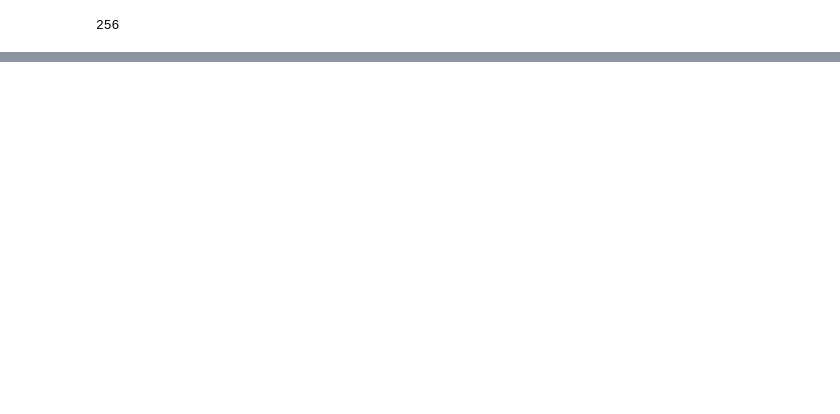
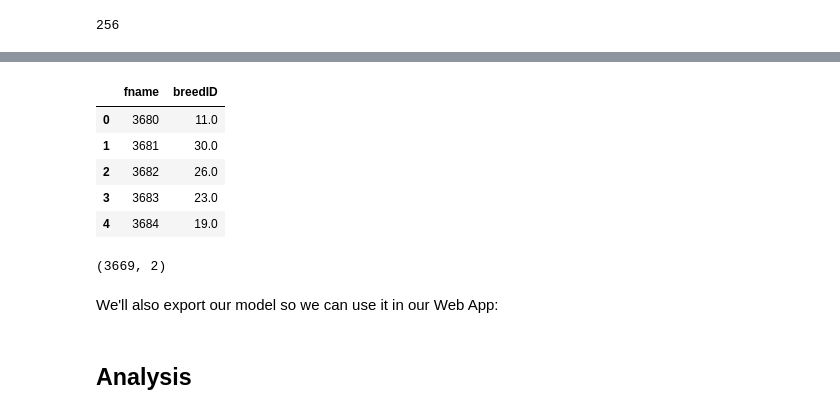
Before and after one commit to TanveerMittal/DS3_Datathon_2019, a Jupyter notebook: modeling/01_multiclass_waydegg.ipynb, the cells around one changed output, grey strips where cells are left out. Cells and saved outputs as stored; diff of their text form; code cells hidden in the pictures; blank space fills up the shorter version.

```diff
--- a/modeling/01_multiclass_waydegg.ipynb
+++ b/modeling/01_multiclass_waydegg.ipynb
@@ -189,0 +296,14 @@ learn.save(f"{prefix}second")
+# %%
+# Create infrence learner
+learn = cnn_learner(data, models.resnet50, metrics=(error_rate,accuracy))
+learn.path = PATH
+os.system(f"mv {TRAIN}/models {PATH}")
+os.system(f"mv {LARGE}/models {PATH}")
+
+# Load best model
+learn.load(f"{prefix}second");
+# %%
+# Create Submission Dataframe
+samp_data = {'fname':[], 'breedID':[]}
+sub_df = pd.DataFrame(samp_data)
+sub_df
@@ -189,0 +312,22 @@ learn.save(f"{prefix}second")
+# %%
+%%time
+count = 0
+dataset = TEST
+
+for image in os.listdir(TEST):
+    # File names
+    fname = image[:-4]
+
+    # breed_id predictions
+    img = open_image(str(TEST/image))
+    breed_pred = learn.predict(img)[0]
+    temp_df = train_df.loc[train_df['breed_name'] == f"{breed_pred}"]
+    id_pred = temp_df.values[0][0]
+
+    temp_data = {'fname':[fname], 'breedID':[id_pred]}
+    temp_sub_df = pd.DataFrame(samp_data)
+    sub_df.loc[count] = [fname, id_pred]
+
+    if count%250 == 0:
+        print(f"{count} of {len(os.listdir(TEST))} done.")
+    count += 1
@@ -189,0 +352,17 @@ learn.save(f"{prefix}second")
+# %%
+sub_df.sort_values(by=["fname"], inplace=True)
+sub_df.reset_index(inplace=True)
+sub_df.drop(["index"], axis=1, inplace=True)
+sub_df["breedID"] = sub_df["breedID"].apply(int)
+sub_df.head()
+# %% [output]
+|  | fname | breedID |
+| 0 | 3680 | 11.0 |
+| 1 | 3681 | 30.0 |
+| 2 | 3682 | 26.0 |
+| 3 | 3683 | 23.0 |
+| 4 | 3684 | 19.0 |
+# %%
+sub_df.shape
+# %% [output]
+(3669, 2)
@@ -189,0 +371,2 @@ learn.save(f"{prefix}second")
+# %% [markdown]
+We'll also export our model so we can use it in our Web App:
@@ -189,0 +375,2 @@ learn.save(f"{prefix}second")
+# %% [markdown]
+## Analysis
```
Also changed, not shown: parts of 52 cells of this notebook, 1 other file.
